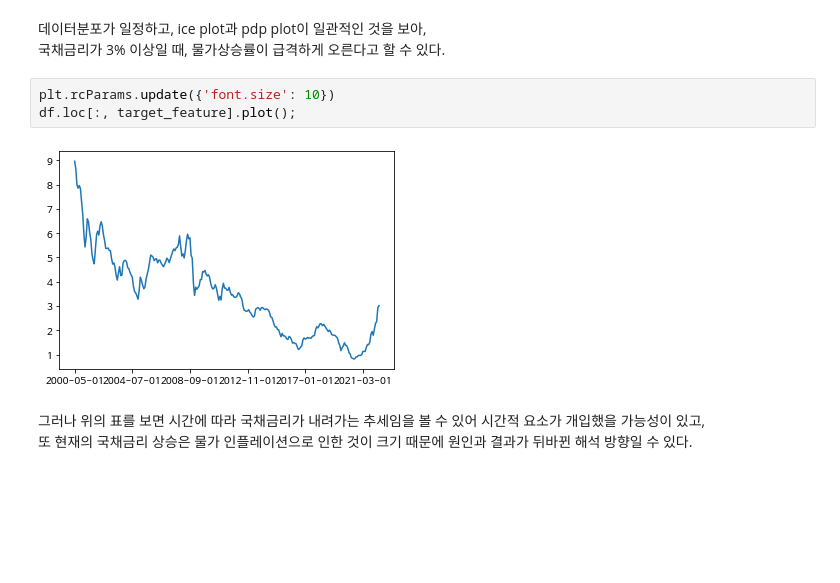
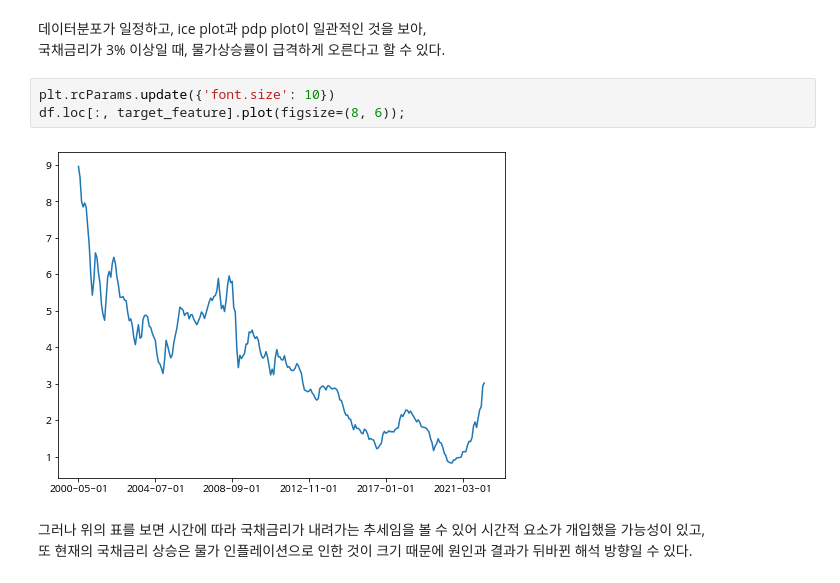
Before and after one commit to nan-park/section2_project, a Jupyter notebook: data_modeling.ipynb, the cells around one changed output. Drawn from its saved outputs; the diff is of its cells as text; blank space fills up the shorter version.

```diff
--- a/data_modeling.ipynb
+++ b/data_modeling.ipynb
@@ -283,9 +283,9 @@ pdp_plot(isolated, feature_name='Government bond interest rate(%)', plot_pts_dis
 국채금리가 3% 이상일 때, 물가상승률이 급격하게 오른다고 할 수 있다.
 # %%
 plt.rcParams.update({'font.size': 10})
-df.loc[:, target_feature].plot();
+df.loc[:, target_feature].plot(figsize=(8, 6));
 # %% [output]
-[figure, old version]
+[figure, new version]
 # %% [markdown]
 그러나 위의 표를 보면 시간에 따라 국채금리가 내려가는 추세임을 볼 수 있어 시간적 요소가 개입했을 가능성이 있고,<br>
 또 현재의 국채금리 상승은 물가 인플레이션으로 인한 것이 크기 때문에 원인과 결과가 뒤바뀐 해석 방향일 수 있다.
```
Also changed, not shown: parts of 3 cells of this notebook.
